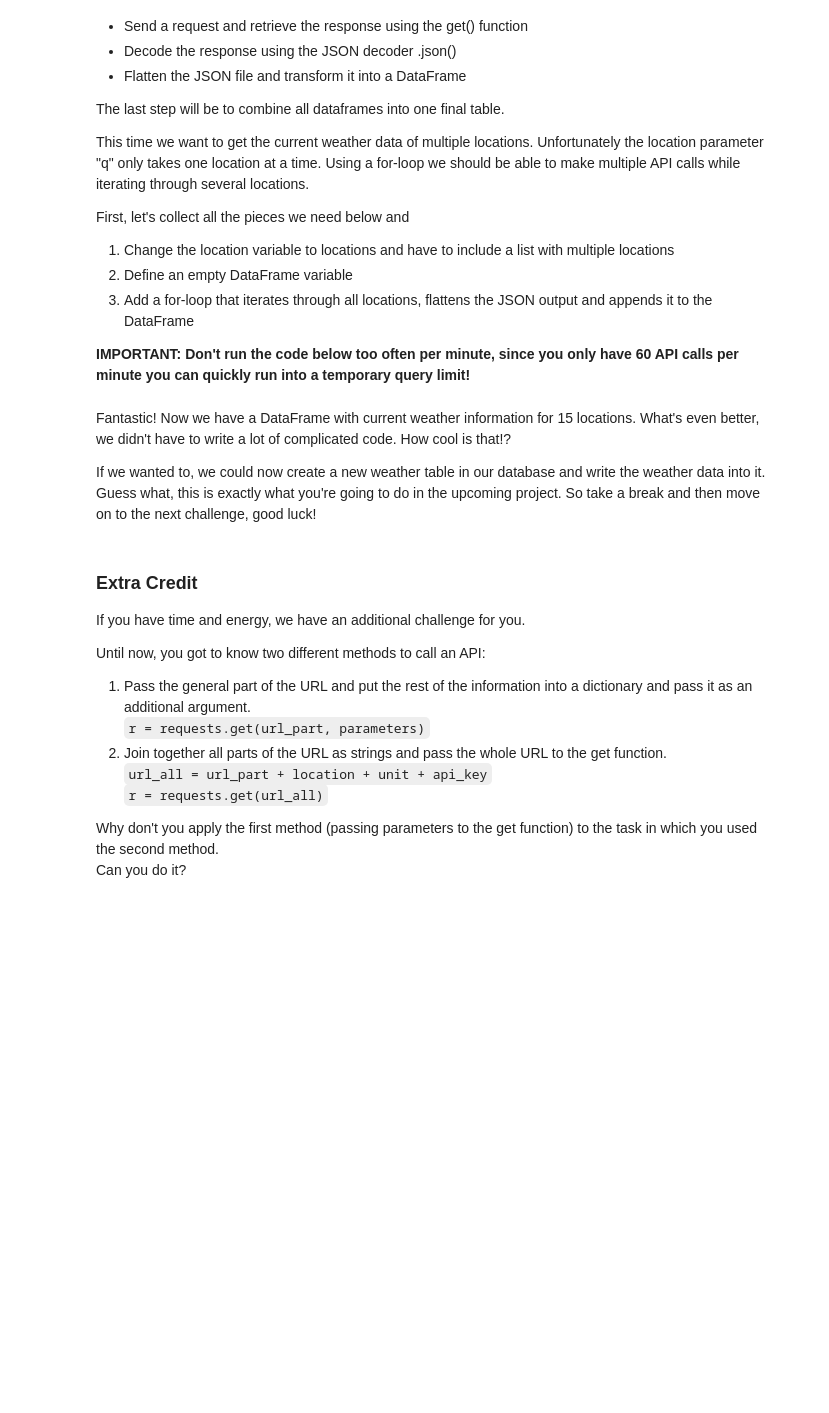
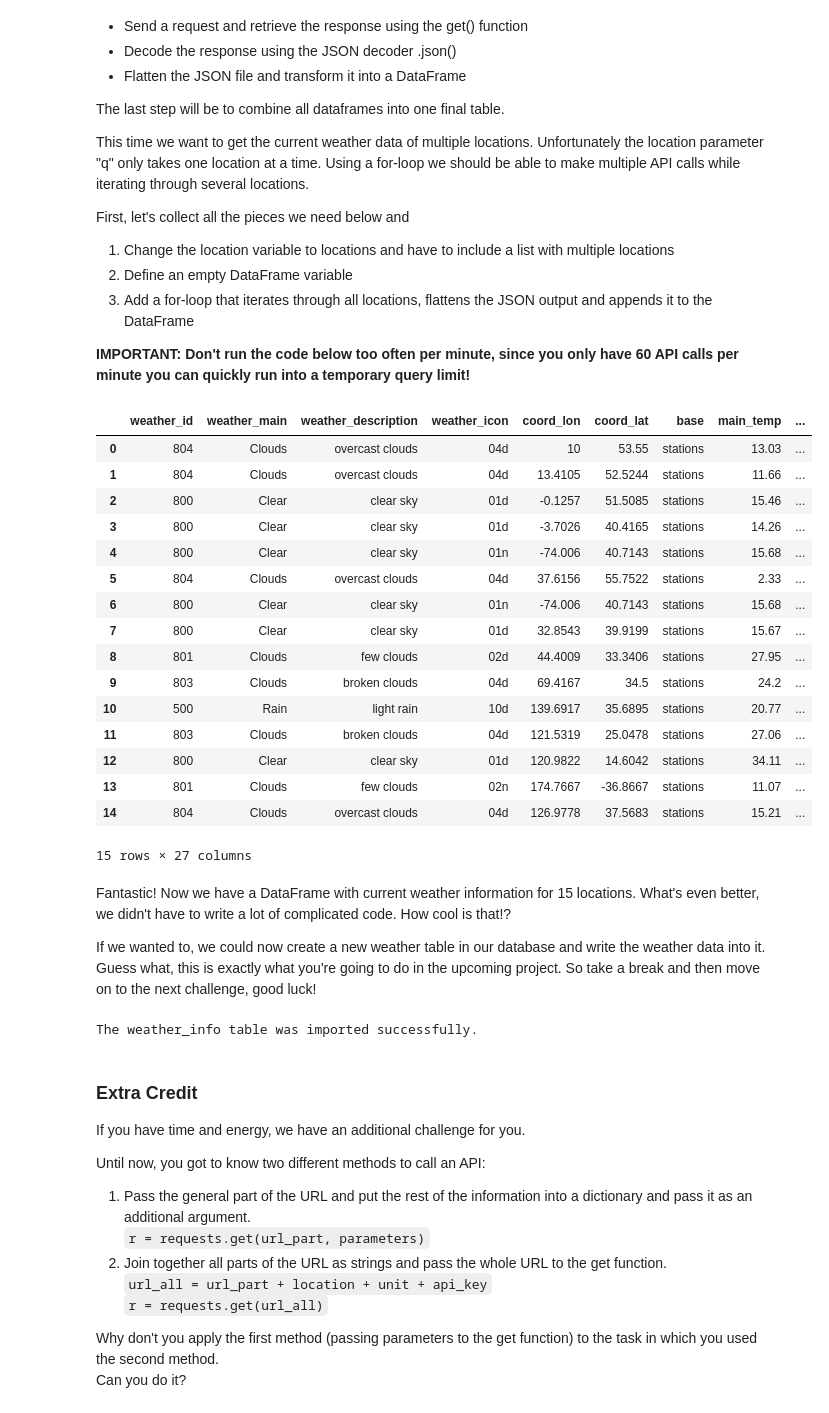
Before and after one commit to SabrinaPau/09_external_data_sourcing, a Jupyter notebook: 4_Get_Weather_From_API.ipynb, the cells around one changed output. Cells and saved outputs as stored; diff of their text form; code cells hidden in the pictures; blank space fills up the shorter version.

```diff
--- a/4_Get_Weather_From_API.ipynb
+++ b/4_Get_Weather_From_API.ipynb
@@ -74,9 +78,9 @@ import os
 # %%
 # complete the parameter dictionary
 parameters = {
-    'appid': os.getenv('______'), # extract the value for the open weather api key,
-    'q': '______',
-    '______': 'metric'}
+    'appid': os.getenv('openweather_api_key'), # extract the value for the open weather api key,
+    'q': 'Herzogenaurach',
+    'units': 'metric'}
 # %% [markdown]
 We're almost ready to make our first API call!
 
@@ -85,6 +89,7 @@ One note: Imagine you're having multiple API calls in your script and you want t
 Now that we have the url and the parameters, we can finally send our first API request. Since we want to get data, we need to send a GET request. This is done using the get() function from the requests function. The get() function will send a request and retrieve the response for us.
 # %%
 # Send get request
-r = requests.___(___, ______)
+r = requests.get(url, parameters)
 
 # Print r
+r
@@ -275,7 +385,7 @@ locations = ["q=Hamburg",
 unit = "&units=metric"
 
 # Set API key (defined already)
-api_key = '&appid=' + ___________
+api_key = '&appid=' + os.getenv('openweather_api_key')
 
 # Create empty dataframe, will be used to append each location's weather data
 weather_df = pd.DataFrame([])
@@ -297,40 +407,85 @@ for location in locations:
     weather_temp_df = pd.json_normalize(weather_temp,
                                         sep="_",
                                         record_path="weather",
+                                        errors='ignore',
                                         meta=[["coord", "lon"],
                                               ["coord", "lat"],
                                               "base",
                                               ["main", "temp"],
                                               ["main", "feels_like"],
                                               ["main", "temp_min"],
                                               ["main", "temp_max"],
                                               ["main", "pressure"],
                                               ["main", "humidity"],
                                               "visibility",
                                               ["wind", "speed"],
                                               ["wind", "deg"],
                                               ["clouds", "all"],
                                               "dt",
                                               ["sys", "type"],
                                               ["sys", "id"],
                                               ["sys", "country"],
                                               ["sys", "sunrise"],
                                               ["sys", "sunset"],
                                               "timezone",
                                               "id",
                                               "name",
                                               "cod"],
                                         record_prefix="weather_")
 
     # concatenate dataframes
     weather_df = pd.concat([weather_df, weather_temp_df], ignore_index=True)
 
 # Print final dataset weather_df
 weather_df
+# %% [output]
+|  | weather_id | weather_main | weather_description | weather_icon | coord_lon | coord_lat | base | main_temp | ... |
+| 0 | 804 | Clouds | overcast clouds | 04d | 10 | 53.55 | stations | 13.03 | ... |
+| 1 | 804 | Clouds | overcast clouds | 04d | 13.4105 | 52.5244 | stations | 11.66 | ... |
+| 2 | 800 | Clear | clear sky | 01d | -0.1257 | 51.5085 | stations | 15.46 | ... |
+| 3 | 800 | Clear | clear sky | 01d | -3.7026 | 40.4165 | stations | 14.26 | ... |
+| 4 | 800 | Clear | clear sky | 01n | -74.006 | 40.7143 | stations | 15.68 | ... |
+| 5 | 804 | Clouds | overcast clouds | 04d | 37.6156 | 55.7522 | stations | 2.33 | ... |
+| 6 | 800 | Clear | clear sky | 01n | -74.006 | 40.7143 | stations | 15.68 | ... |
+| 7 | 800 | Clear | clear sky | 01d | 32.8543 | 39.9199 | stations | 15.67 | ... |
+| 8 | 801 | Clouds | few clouds | 02d | 44.4009 | 33.3406 | stations | 27.95 | ... |
+| 9 | 803 | Clouds | broken clouds | 04d | 69.4167 | 34.5 | stations | 24.2 | ... |
+| 10 | 500 | Rain | light rain | 10d | 139.6917 | 35.6895 | stations | 20.77 | ... |
+| 11 | 803 | Clouds | broken clouds | 04d | 121.5319 | 25.0478 | stations | 27.06 | ... |
+| 12 | 800 | Clear | clear sky | 01d | 120.9822 | 14.6042 | stations | 34.11 | ... |
+| 13 | 801 | Clouds | few clouds | 02n | 174.7667 | -36.8667 | stations | 11.07 | ... |
+| 14 | 804 | Clouds | overcast clouds | 04d | 126.9778 | 37.5683 | stations | 15.21 | ... |
+15 rows × 27 columns
 # %% [markdown]
 Fantastic! Now we have a DataFrame with current weather information for 15 locations. What's even better, we didn't have to write a lot of complicated code. How cool is that!?
 
 If we wanted to, we could now create a new weather table in our database and write the weather data into it. Guess what, this is exactly what you're going to do in the upcoming project. So take a break and then move on to the next challenge, good luck!
+# %%
+# Import get_engine function from sql_functions.py and set it to a variable called engine
+from sql_functions import get_engine
+engine = get_engine()
+# Import psycopg2
+import psycopg2
+
+# Write records stored in a dataframe to SQL database
+if engine!=None:
+    try:
+        weather_df.to_sql(name='weather_info_sp', # Name of SQL table
+                        con=engine, # Engine or connection
+                        if_exists='replace', # Drop the table before inserting new values
+                        schema='hh_analytics_24_1', # your class schema
+                        index=False, # Write DataFrame index as a column
+                        chunksize=5000, # Specify the number of rows in each batch to be written at a time
+                        method='multi') # Pass multiple values in a single INSERT clause
+        print(f"The weather_info table was imported successfully.")
+    # Error handling
+    except (Exception, psycopg2.DatabaseError) as error:
+        print(error)
+        engine = None
+else:
+    print('oups!')
+# %% [output]
+The weather_info table was imported successfully.
 # %% [markdown]
 ### Extra Credit
 
```
Also changed, not shown: parts of 24 cells of this notebook, 4 other files.
